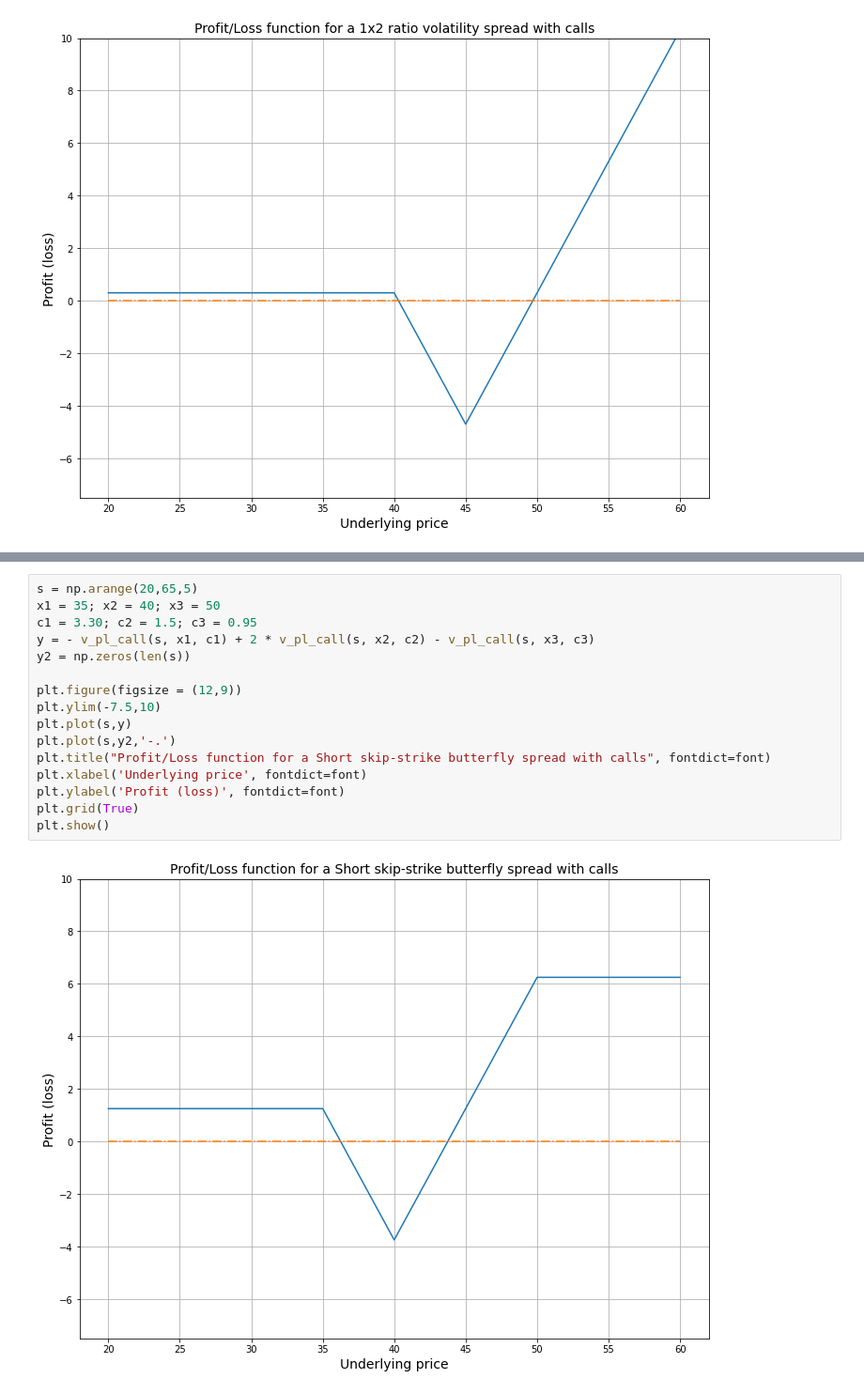
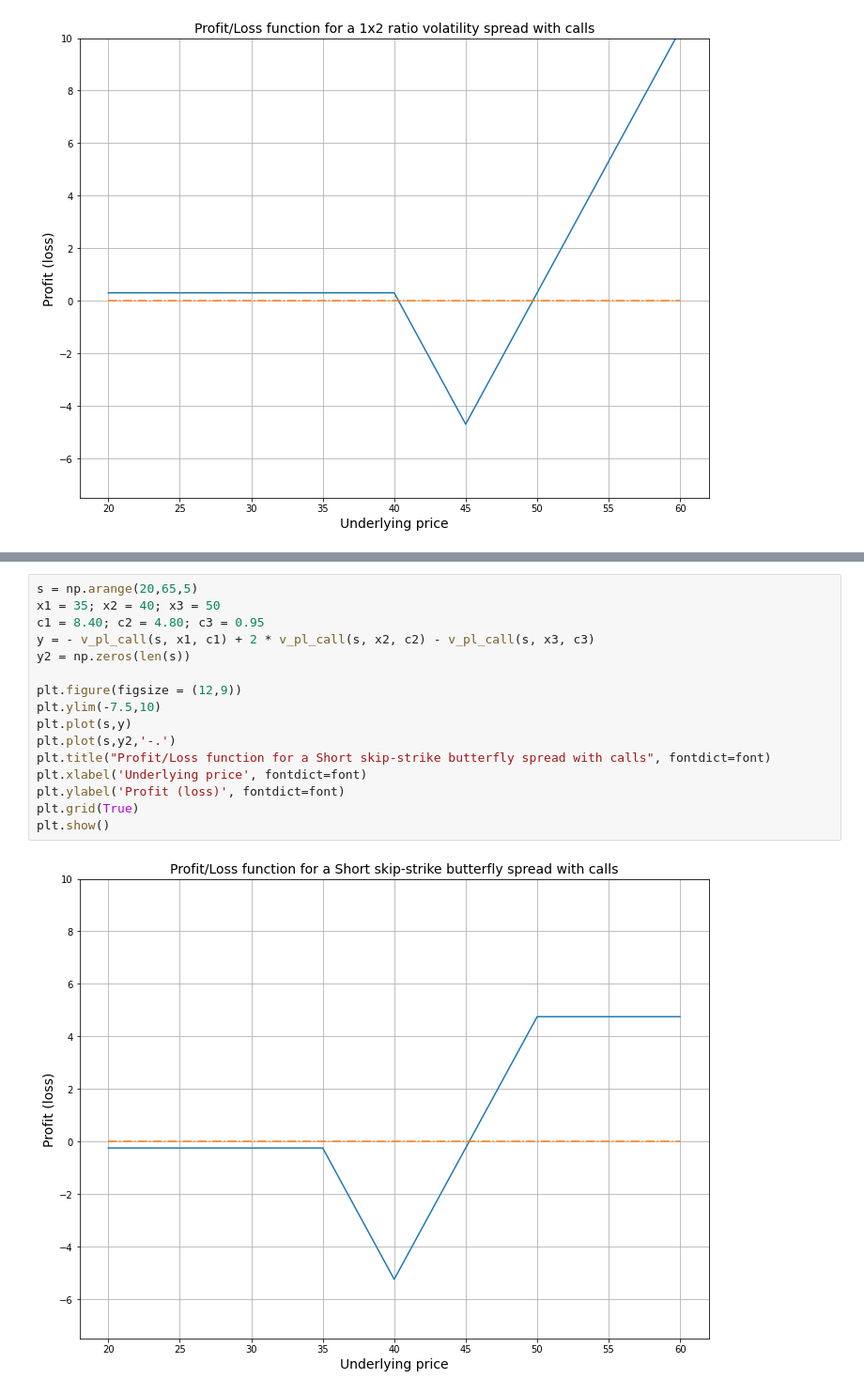
Before and after one commit to paolodelia99/thesis-option-pricing-with-deep-learning, a Jupyter notebook: notebooks/Options-Strategies.ipynb, the cells around one changed output, grey strips where cells are left out. Shown at 94% size. Cells and saved outputs as stored; diff of their text form.

```diff
--- a/notebooks/Options-Strategies.ipynb
+++ b/notebooks/Options-Strategies.ipynb
@@ -1075,18 +1470,18 @@ plt.show()
 # %%
 s = np.arange(20,65,5)
 x1 = 35; x2 = 40; x3 = 50
-c1 = 3.30; c2 = 1.5; c3 = 0.95
+c1 = 8.40; c2 = 4.80; c3 = 0.95
 y = - v_pl_call(s, x1, c1) + 2 * v_pl_call(s, x2, c2) - v_pl_call(s, x3, c3)
 y2 = np.zeros(len(s))
 
 plt.figure(figsize = (12,9))
 plt.ylim(-7.5,10)
 plt.plot(s,y)
 plt.plot(s,y2,'-.')
 plt.title("Profit/Loss function for a Short skip-strike butterfly spread with calls", fontdict=font)
 plt.xlabel('Underlying price', fontdict=font)
 plt.ylabel('Profit (loss)', fontdict=font)
 plt.grid(True)
 plt.show()
 # %% [output]
-[figure, old version]
+[figure, new version]
```
Also changed, not shown: parts of 27 cells of this notebook, 2 other files.
